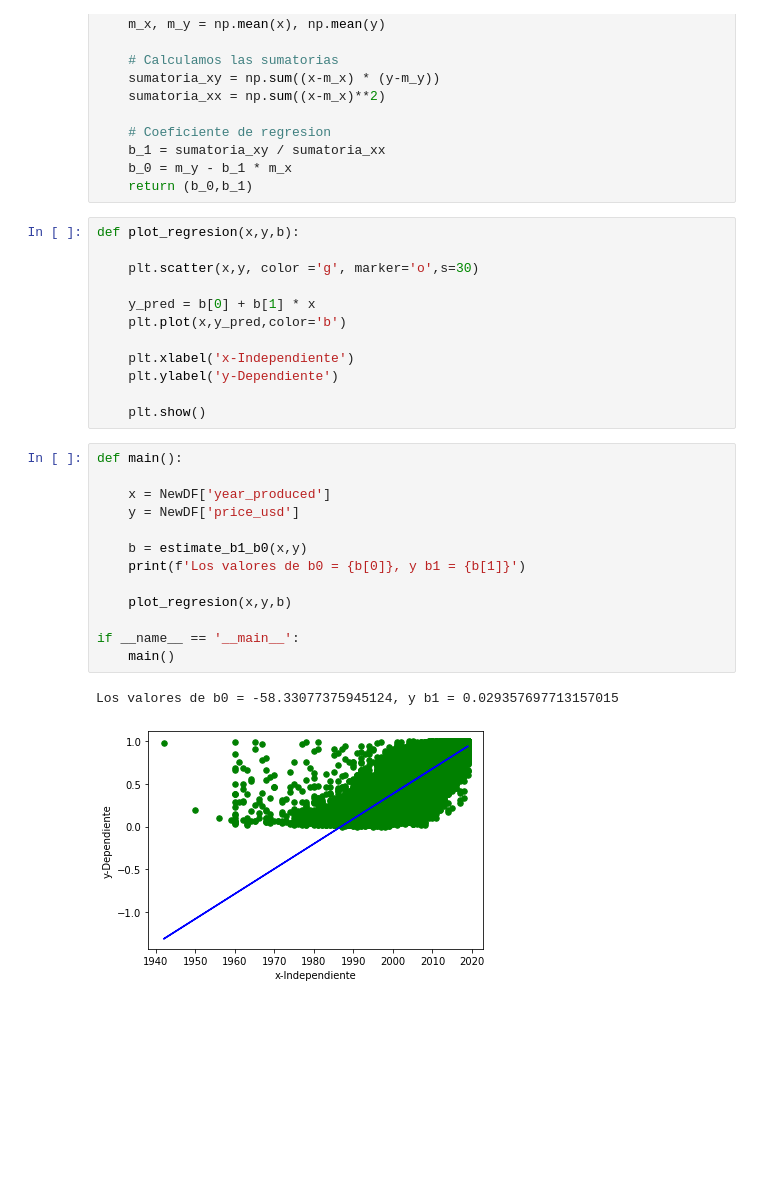
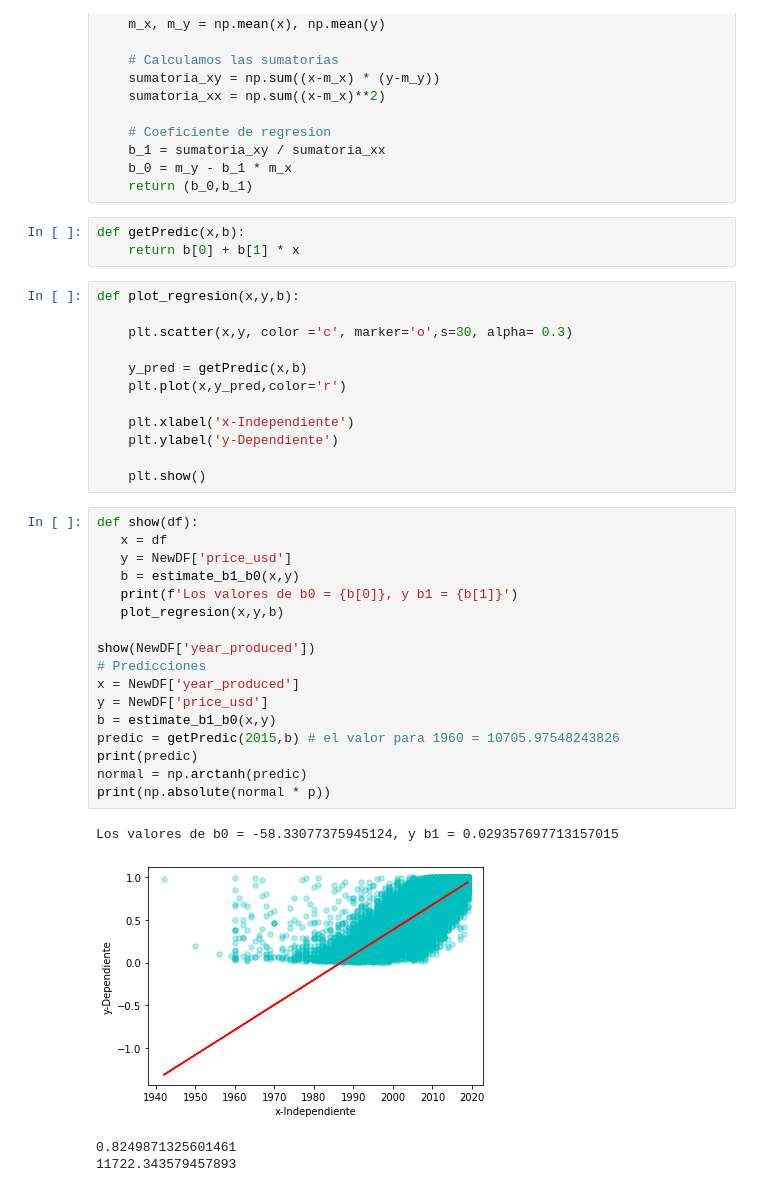
Before and after one commit to wowramon/EDA_UsedCars, a Jupyter notebook: ChallengeCars.ipynb, the cells around one changed output. Cells and saved outputs as stored; diff of their text form; blank space fills up the shorter version.

```diff
--- a/ChallengeCars.ipynb
+++ b/ChallengeCars.ipynb
@@ -186,31 +163,40 @@ def estimate_b1_b0(x,y):
     b_1 = sumatoria_xy / sumatoria_xx
     b_0 = m_y - b_1 * m_x
     return (b_0,b_1)
+# %%
+def getPredic(x,b):
+    return b[0] + b[1] * x
 # %%
 def plot_regresion(x,y,b):
 
-    plt.scatter(x,y, color ='g', marker='o',s=30)
+    plt.scatter(x,y, color ='c', marker='o',s=30, alpha= 0.3)
 
-    y_pred = b[0] + b[1] * x
-    plt.plot(x,y_pred,color='b')
+    y_pred = getPredic(x,b)
+    plt.plot(x,y_pred,color='r')
 
     plt.xlabel('x-Independiente')
     plt.ylabel('y-Dependiente')
 
     plt.show()
 # %%
-def main():
+def show(df):
+   x = df
+   y = NewDF['price_usd']
+   b = estimate_b1_b0(x,y)
+   print(f'Los valores de b0 = {b[0]}, y b1 = {b[1]}')
+   plot_regresion(x,y,b)
 
-    x = NewDF['year_produced']
-    y = NewDF['price_usd']
-
-    b = estimate_b1_b0(x,y)
-    print(f'Los valores de b0 = {b[0]}, y b1 = {b[1]}')
-
-    plot_regresion(x,y,b)
-
-if __name__ == '__main__':
-    main()
+show(NewDF['year_produced'])
+# Predicciones
+x = NewDF['year_produced']
+y = NewDF['price_usd']
+b = estimate_b1_b0(x,y)
+predic = getPredic(2015,b) # el valor para 1960 = 10705.97548243826
+print(predic)
+normal = np.arctanh(predic)
+print(np.absolute(normal * p))
 # %% [output]
 Los valores de b0 = -58.33077375945124, y b1 = 0.029357697713157015
-[figure, old version]
+[figure, new version]
+0.8249871325601461
+11722.343579457893
```
Also changed, not shown: parts of 12 cells of this notebook.
